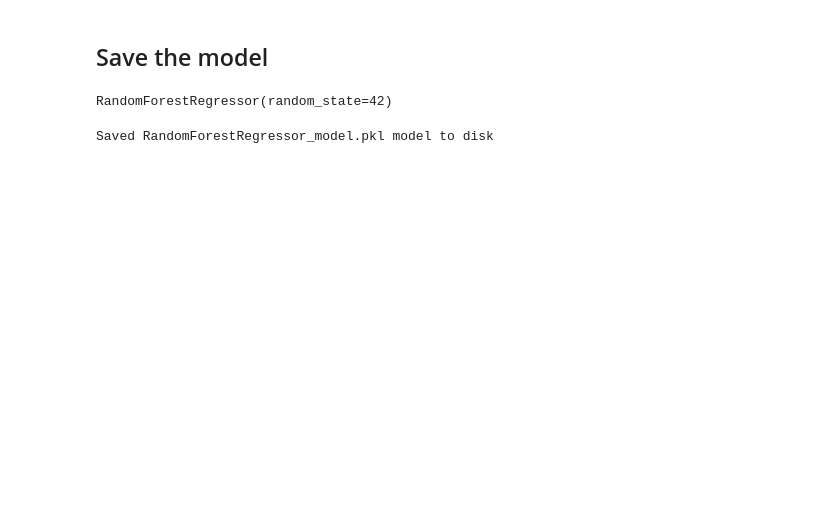
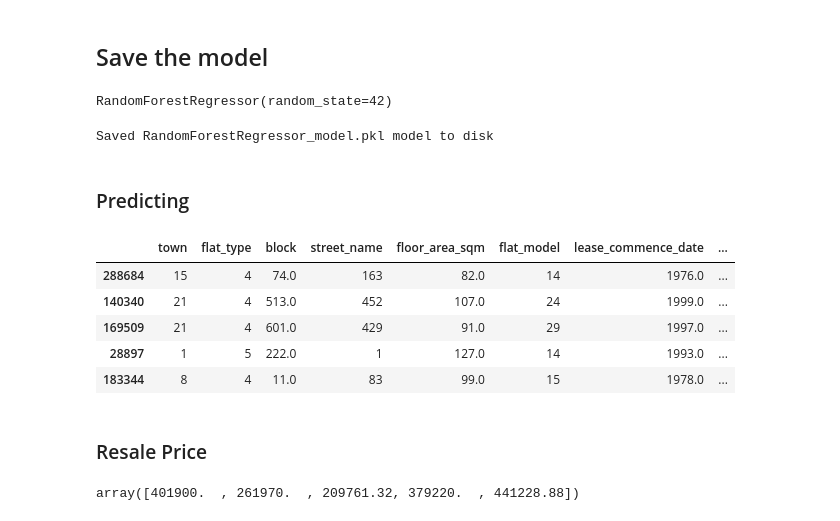
Before and after one commit to suryakarthik87/Singapore-Resale-Flat-Prices-Predicting, a Jupyter notebook: singapore.ipynb, the cells around one changed output. Cells and saved outputs as stored; diff of their text form; code cells hidden in the pictures; blank space fills up the shorter version.

```diff
--- a/singapore.ipynb
+++ b/singapore.ipynb
@@ -1143,3 +1142,15 @@ with open(filename, 'wb') as file:
 print(f"Saved {filename} model to disk")
 # %% [output]
 Saved RandomForestRegressor_model.pkl model to disk
+# %% [markdown]
+### Predicting
+# %%
+pre_df =df1.sample(n=5)
+pre_df
+# %% [output]
+|  | town | flat_type | block | street_name | floor_area_sqm | flat_model | lease_commence_date | ... |
+| 288684 | 15 | 4 | 74.0 | 163 | 82.0 | 14 | 1976.0 | ... |
+| 140340 | 21 | 4 | 513.0 | 452 | 107.0 | 24 | 1999.0 | ... |
+| 169509 | 21 | 4 | 601.0 | 429 | 91.0 | 29 | 1997.0 | ... |
+| 28897 | 1 | 5 | 222.0 | 1 | 127.0 | 14 | 1993.0 | ... |
+| 183344 | 8 | 4 | 11.0 | 83 | 99.0 | 15 | 1978.0 | ... |
@@ -1145,0 +1160,8 @@ Saved RandomForestRegressor_model.pkl model to disk
+# %% [markdown]
+### Resale Price
+# %%
+# Make predictions on the sample
+pre_pred = rf_regressor.predict(A)
+pre_pred
+# %% [output]
+array([401900.  , 261970.  , 209761.32, 379220.  , 441228.88])
```
Also changed, not shown: parts of 5 cells of this notebook, 2 other files.
